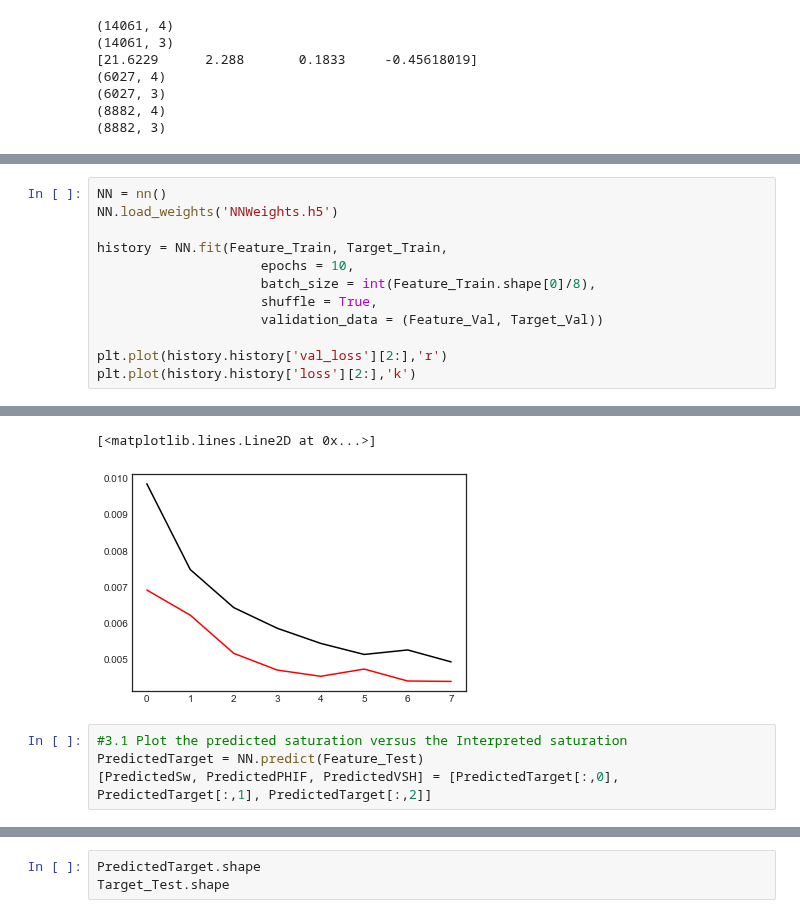
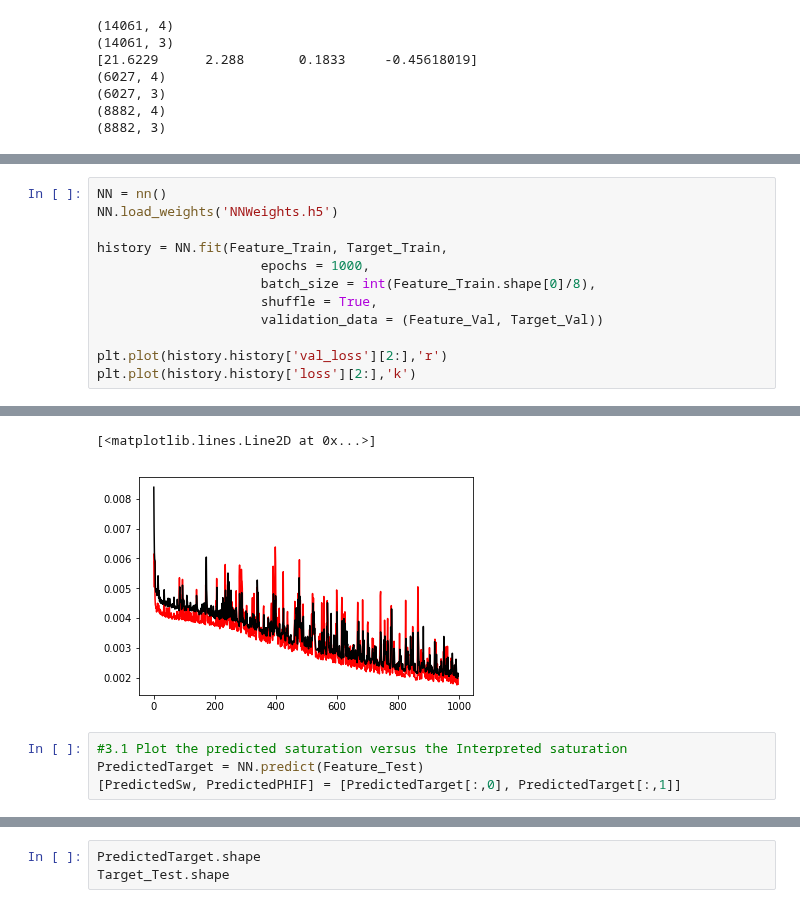
Before and after one commit to SPWLA-ORG/spwla2021_ml_workshop, a Jupyter notebook: 2 - Predict_Properties.ipynb, the cells around one changed output, grey strips where cells are left out. Saved outputs shown, nothing was run; the diff lists cells and outputs as text.

```diff
--- a/2 - Predict_Properties.ipynb
+++ b/2 - Predict_Properties.ipynb
@@ -122,7 +132,7 @@ NN = nn()
 NN.load_weights('NNWeights.h5')
 
 history = NN.fit(Feature_Train, Target_Train,
-                     epochs = 10,
+                     epochs = 1000,
                      batch_size = int(Feature_Train.shape[0]/8),
                      shuffle = True,
                      validation_data = (Feature_Val, Target_Val))
@@ -153,6 +160,6 @@ Epoch 10/10
 [<matplotlib.lines.Line2D at 0x...>]
-[figure, old version]
+[figure, new version]
 # %%
 #3.1 Plot the predicted saturation versus the Interpreted saturation
 PredictedTarget = NN.predict(Feature_Test)
-[PredictedSw, PredictedPHIF, PredictedVSH] = [PredictedTarget[:,0], PredictedTarget[:,1], PredictedTarget[:,2]]
+[PredictedSw, PredictedPHIF] = [PredictedTarget[:,0], PredictedTarget[:,1]]
```
Also changed, not shown: parts of 10 cells of this notebook, 2 other files.
